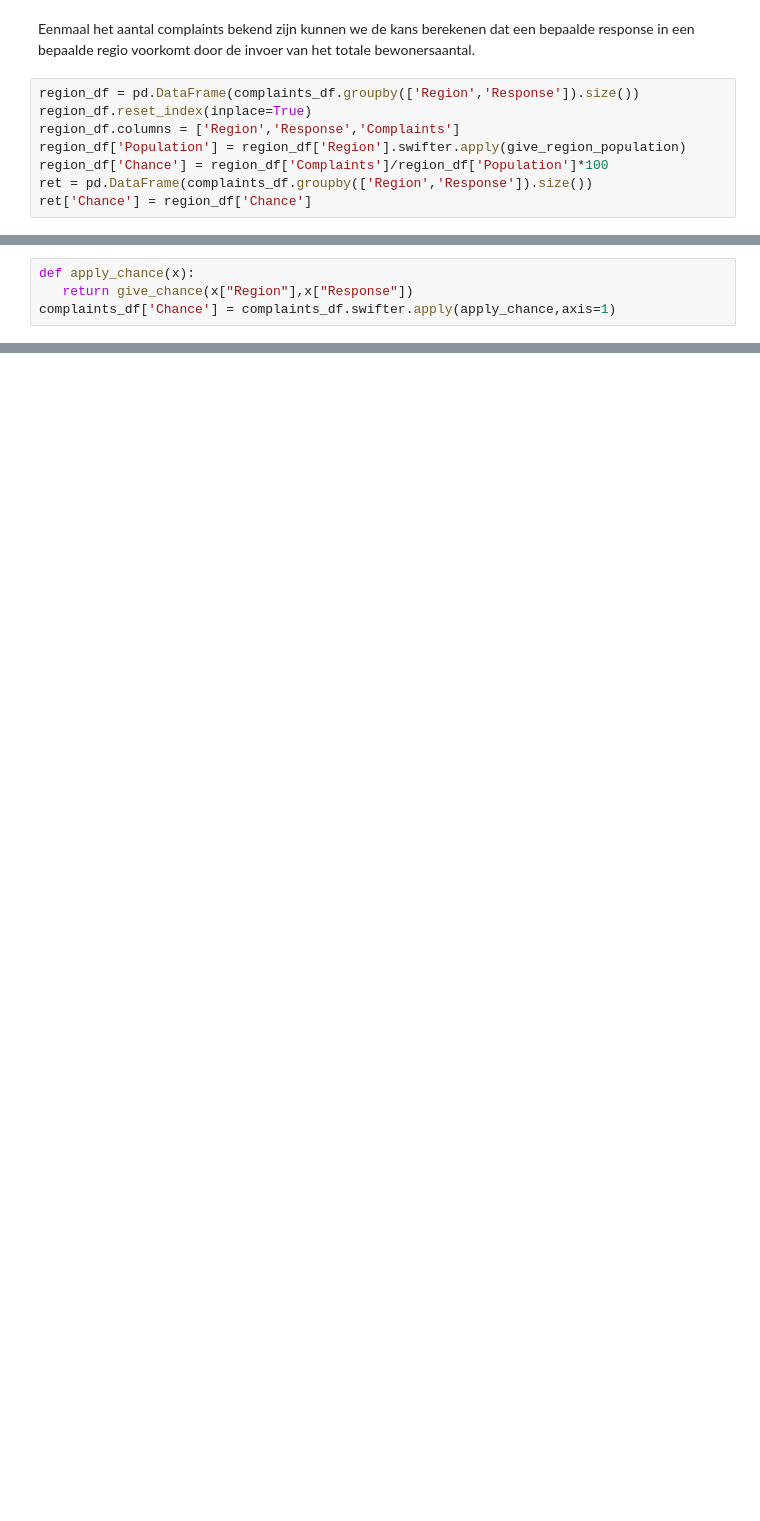
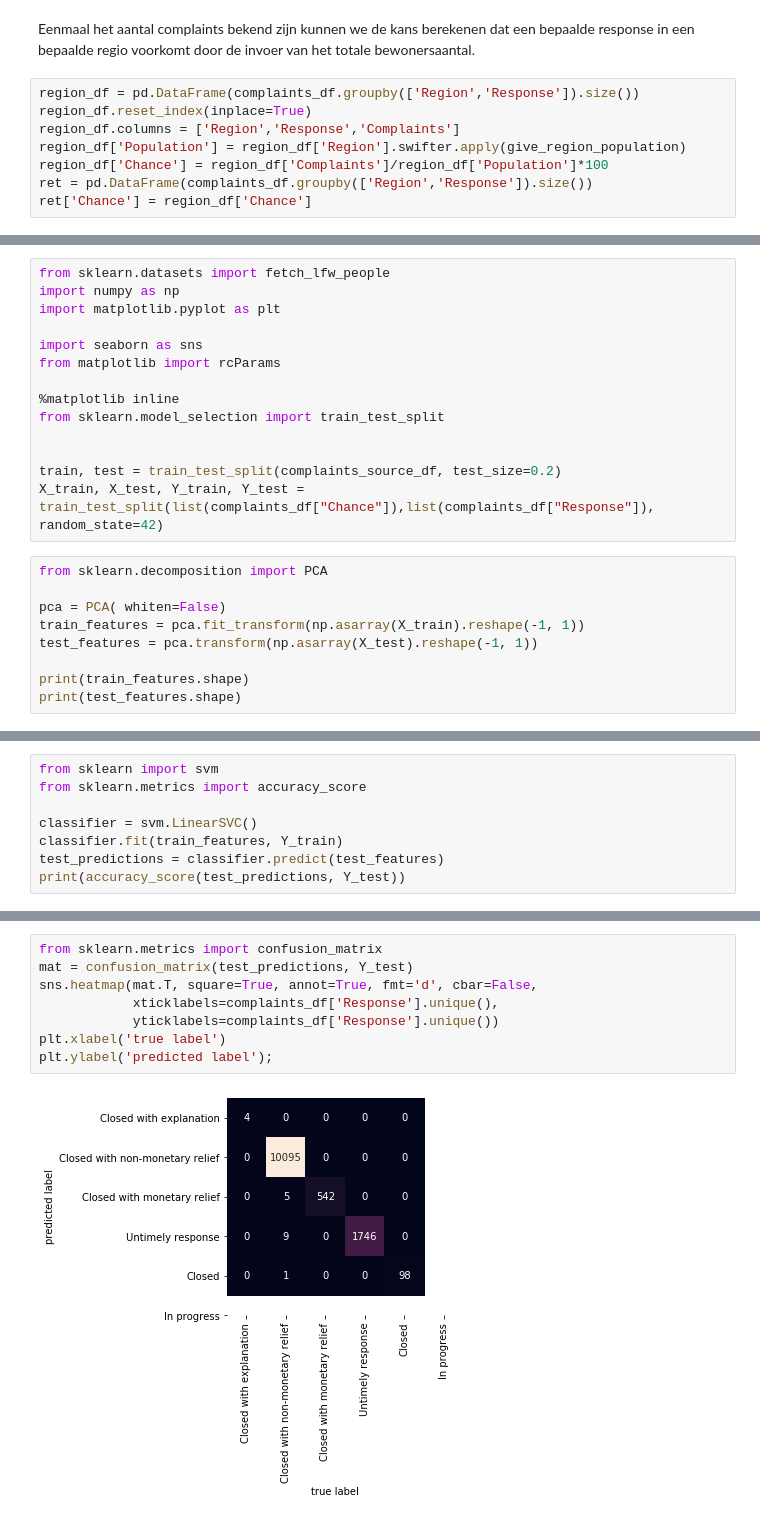
Before and after one commit to WouterStemgee/applied-machine-learning-consumer-complaints-database, a Jupyter notebook: sprint3/sprint3_Lucas.ipynb, the cells around one changed output, grey strips where cells are left out. Drawn from its saved outputs; the diff is of its cells as text; blank space fills up the shorter version.

```diff
--- a/sprint3/sprint3_Lucas.ipynb
+++ b/sprint3/sprint3_Lucas.ipynb
@@ -157,4 +228,0 @@ Deze functie wordt toepast op de complaints dataframe.
-# %%
-def apply_chance(x):
-   return give_chance(x["Region"],x["Response"])
-complaints_df['Chance'] = complaints_df.swifter.apply(apply_chance,axis=1)
@@ -171,0 +274,23 @@ complaints_df.head()
+# %%
+from sklearn.datasets import fetch_lfw_people
+import numpy as np
+import matplotlib.pyplot as plt
+
+import seaborn as sns
+from matplotlib import rcParams
+
+%matplotlib inline
+from sklearn.model_selection import train_test_split
+
+
+train, test = train_test_split(complaints_source_df, test_size=0.2)
+X_train, X_test, Y_train, Y_test = train_test_split(list(complaints_df["Chance"]),list(complaints_df["Response"]), random_state=42)
+# %%
+from sklearn.decomposition import PCA
+
+pca = PCA( whiten=False)
+train_features = pca.fit_transform(np.asarray(X_train).reshape(-1, 1))
+test_features = pca.transform(np.asarray(X_test).reshape(-1, 1))
+
+print(train_features.shape)
+print(test_features.shape)
@@ -171,0 +300,8 @@ complaints_df.head()
+# %%
+from sklearn import svm
+from sklearn.metrics import accuracy_score
+
+classifier = svm.LinearSVC()
+classifier.fit(train_features, Y_train)
+test_predictions = classifier.predict(test_features)
+print(accuracy_score(test_predictions, Y_test))
@@ -171,0 +316,10 @@ complaints_df.head()
+# %%
+from sklearn.metrics import confusion_matrix
+mat = confusion_matrix(test_predictions, Y_test)
+sns.heatmap(mat.T, square=True, annot=True, fmt='d', cbar=False,
+            xticklabels=complaints_df['Response'].unique(),
+            yticklabels=complaints_df['Response'].unique())
+plt.xlabel('true label')
+plt.ylabel('predicted label');
+# %% [output]
+[figure, added]
```
Also changed, not shown: parts of 33 cells of this notebook, 1 other file.
